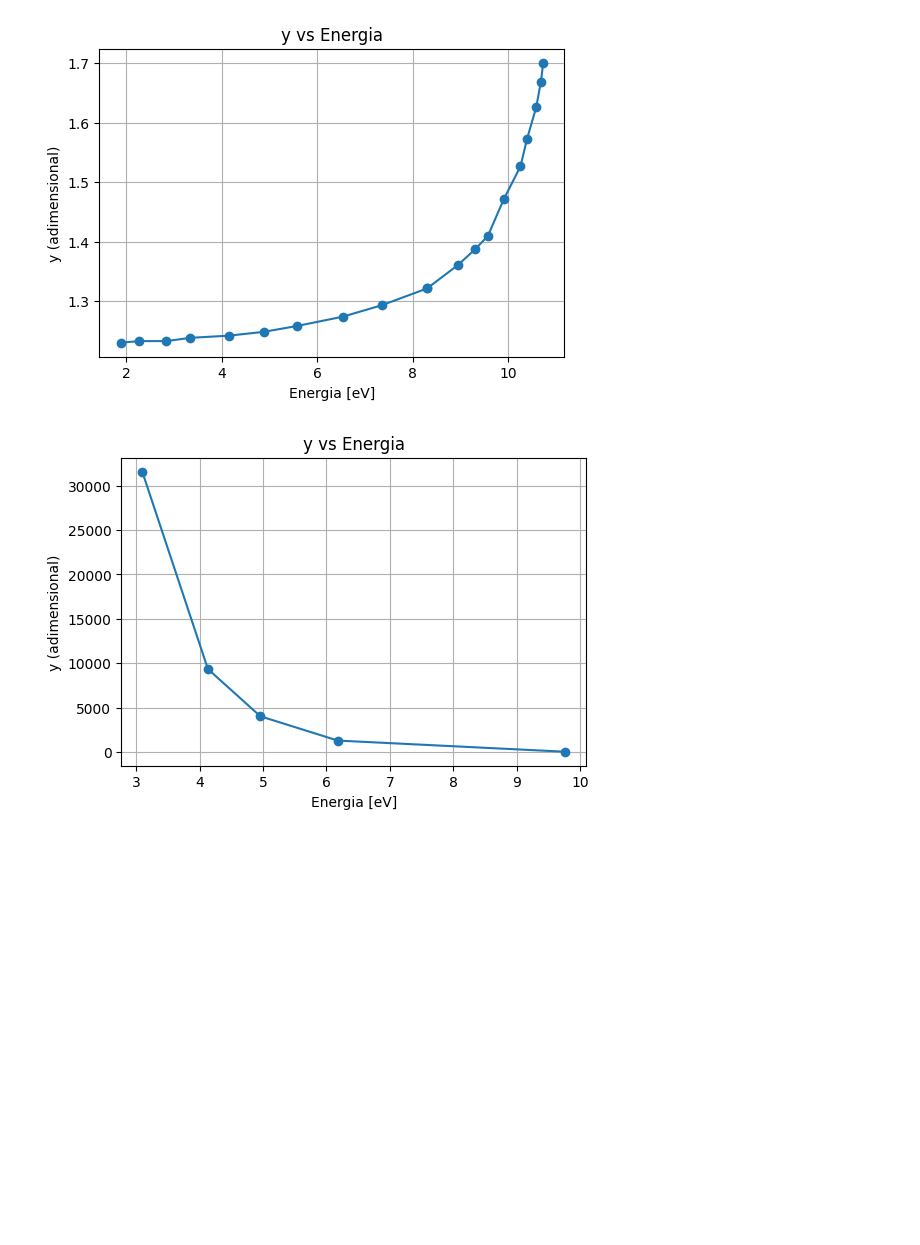
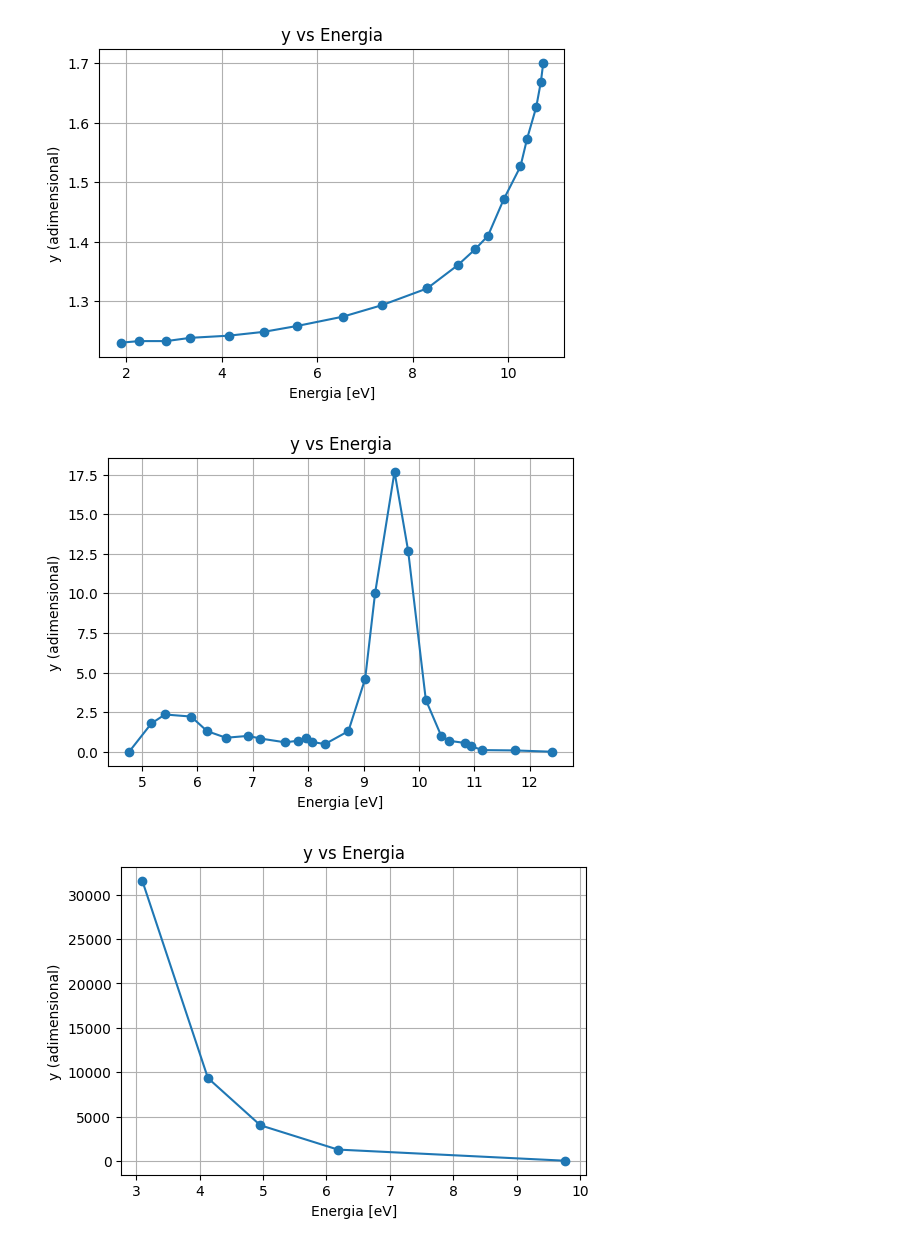
Before and after one commit to GBotogoske/projeto_geant4_final, a Jupyter notebook: project/scripts/calculate_lar.ipynb, the cells around one changed output. Saved outputs shown, nothing was run; the diff lists cells and outputs as text; code cells hidden in the pictures; blank space fills up the shorter version.

```diff
--- a/project/scripts/calculate_lar.ipynb
+++ b/project/scripts/calculate_lar.ipynb
@@ -20,4 +20,25 @@ df_renamed = df.rename(columns={"y": "r"})
 df_renamed[["E", "r"]].to_json("../configuration/lar_index.json", orient="records", indent=2)
 # %% [output]
 [figure]
+# %%
+import pandas as pd
+import matplotlib.pyplot as plt
+df3 = pd.read_csv("liquid_argon_scint.csv", sep=", ")
+
+# converter nm -> eV
+df3["E"] = 1240.0 / df3["x"]
+df3 = df3.sort_values("E", ascending=True)
+
+plt.figure(figsize=(6,4))
+plt.plot(df3["E"], df3["y"], marker="o", linestyle="-")
+plt.xlabel("Energia [eV]")
+plt.ylabel("y (adimensional)")
+plt.title("y vs Energia")
+plt.grid(True)
+plt.show()
+
+df2_renamed = df3.rename(columns={"y": "s"})
+df2_renamed[["E", "s"]].to_json("../configuration/lar_scint.json", orient="records", indent=2)
+# %% [output]
+[figure, added]
 # %%
```
Also changed, not shown: parts of 1 cell of this notebook, 19 other files.
